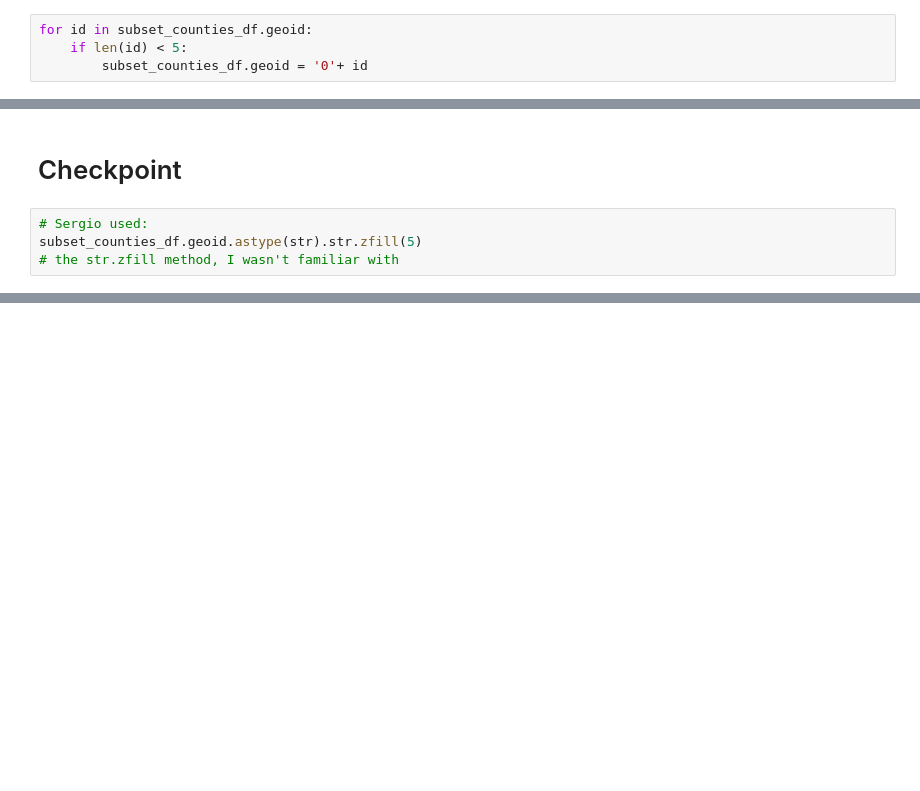
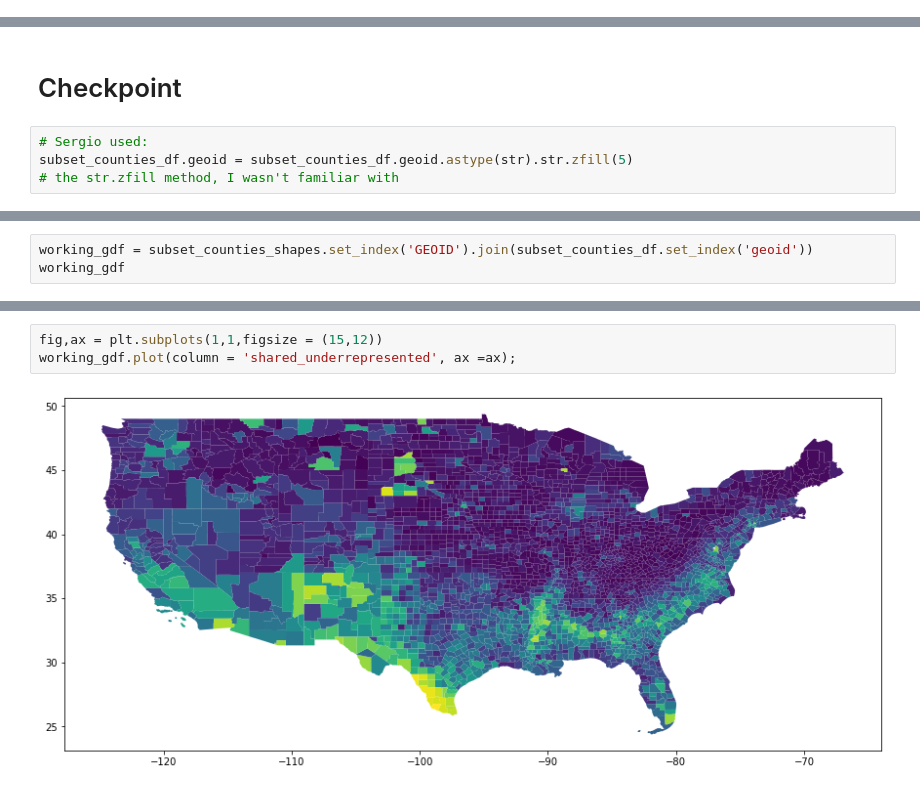
Before and after one commit to edterrell/geospatial-public-policy-analysis-with-geopandas, a Jupyter notebook: notebooks/RQ1.ipynb, the cells around one changed output, grey strips where cells are left out. Drawn from its saved outputs; the diff is of its cells as text; blank space fills up the shorter version.

```diff
--- a/notebooks/RQ1.ipynb
+++ b/notebooks/RQ1.ipynb
@@ -346,7 +346,3 @@ dtype: object
  '08079',
  '02164',
  '06003']
-# %%
-for id in subset_counties_df.geoid:
-    if len(id) < 5:
-        subset_counties_df.geoid = '0'+ id
@@ -363,5 +350,5 @@ subset_counties_df.head()
 # Checkpoint
 # %%
 # Sergio used:
-subset_counties_df.geoid.astype(str).str.zfill(5)
+subset_counties_df.geoid = subset_counties_df.geoid.astype(str).str.zfill(5)
 # the str.zfill method, I wasn't familiar with
@@ -367,0 +364,3 @@ subset_counties_df.geoid.astype(str).str.zfill(5)
+# %%
+working_gdf = subset_counties_shapes.set_index('GEOID').join(subset_counties_df.set_index('geoid'))
+working_gdf
@@ -367,0 +382,5 @@ subset_counties_df.geoid.astype(str).str.zfill(5)
+# %%
+fig,ax = plt.subplots(1,1,figsize = (15,12))
+working_gdf.plot(column = 'shared_underrepresented', ax =ax);
+# %% [output]
+[figure, added]
```
Also changed, not shown: parts of 27 cells of this notebook.
